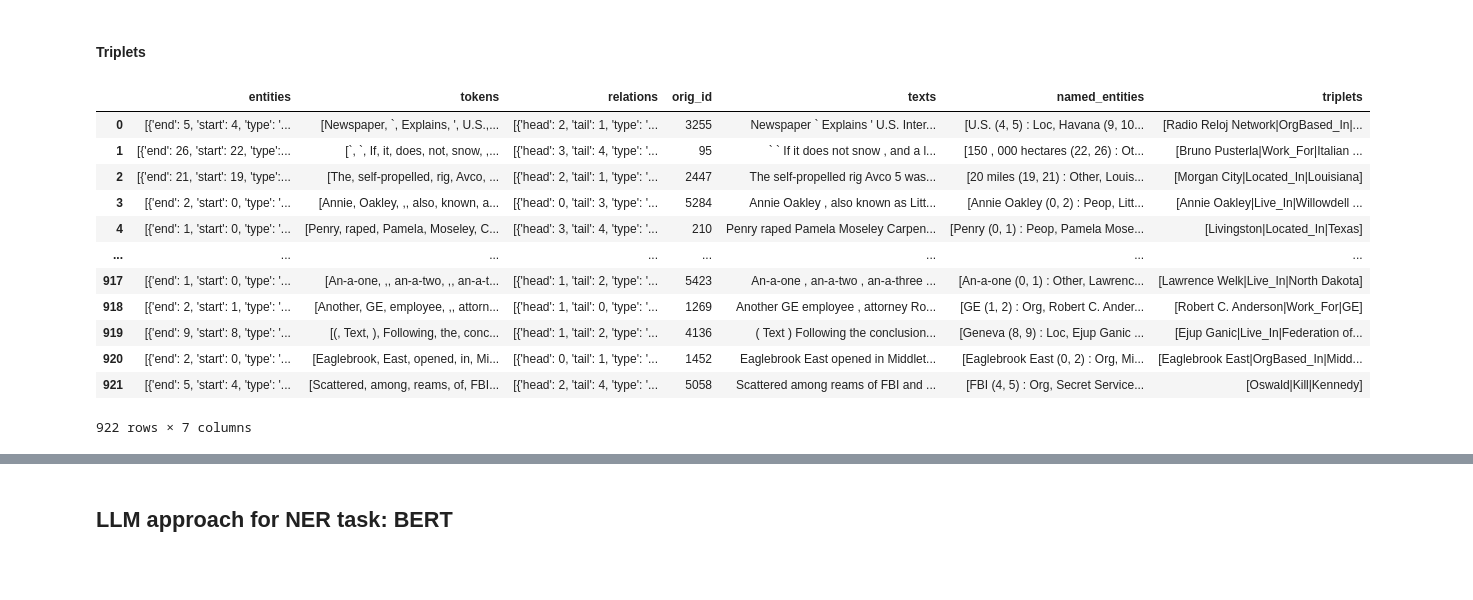
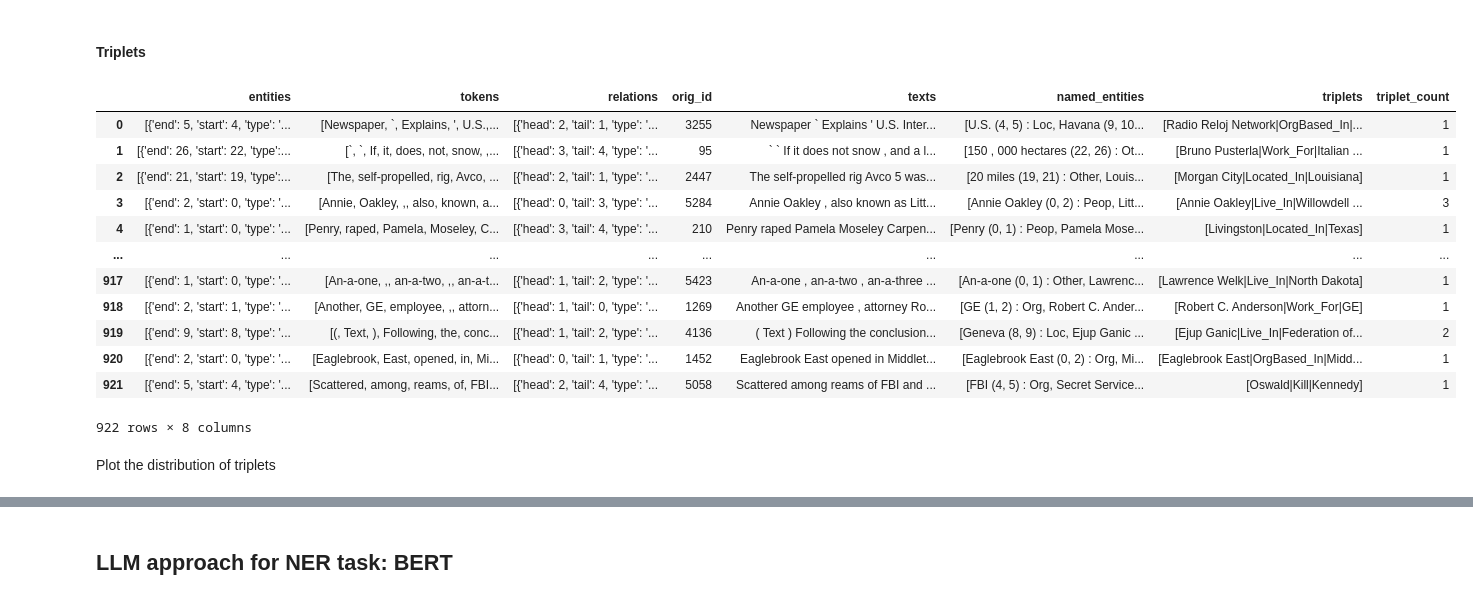
Before and after one commit to Ulyana-Nagornaya/NER_for_KG, a Jupyter notebook: notebooks/CRF_LLM.ipynb, the cells around one changed output, grey strips where cells are left out. Drawn from its saved outputs; the diff is of its cells as text; code cells hidden in the pictures; blank space fills up the shorter version.

```diff
--- a/notebooks/CRF_LLM.ipynb
+++ b/notebooks/CRF_LLM.ipynb
@@ -285,18 +258,21 @@ def create_triplets(relations, named_entities):
     return triplets
 # %%
 df_train['triplets'] = df_train.apply(lambda row: create_triplets(row['relations'], row['named_entities']), axis=1)
+df_train['triplet_count'] = df_train['triplets'].apply(len)
 df_train
 # %% [output]
-|  | entities | tokens | relations | orig_id | texts | named_entities | triplets |
-| 0 | [{'end': 5, 'start': 4, 'type': '... | [Newspaper, `, Explains, ', U.S.,... | [{'head': 2, 'tail': 1, 'type': '... | 3255 | Newspaper ` Explains ' U.S. Inter... | [U.S. (4, 5) : Loc, Havana (9, 10... | [Radio Reloj Network|OrgBased_In|... |
-| 1 | [{'end': 26, 'start': 22, 'type':... | [`, `, If, it, does, not, snow, ,... | [{'head': 3, 'tail': 4, 'type': '... | 95 | ` ` If it does not snow , and a l... | [150 , 000 hectares (22, 26) : Ot... | [Bruno Pusterla|Work_For|Italian ... |
-| 2 | [{'end': 21, 'start': 19, 'type':... | [The, self-propelled, rig, Avco, ... | [{'head': 2, 'tail': 1, 'type': '... | 2447 | The self-propelled rig Avco 5 was... | [20 miles (19, 21) : Other, Louis... | [Morgan City|Located_In|Louisiana] |
-| 3 | [{'end': 2, 'start': 0, 'type': '... | [Annie, Oakley, ,, also, known, a... | [{'head': 0, 'tail': 3, 'type': '... | 5284 | Annie Oakley , also known as Litt... | [Annie Oakley (0, 2) : Peop, Litt... | [Annie Oakley|Live_In|Willowdell ... |
-| 4 | [{'end': 1, 'start': 0, 'type': '... | [Penry, raped, Pamela, Moseley, C... | [{'head': 3, 'tail': 4, 'type': '... | 210 | Penry raped Pamela Moseley Carpen... | [Penry (0, 1) : Peop, Pamela Mose... | [Livingston|Located_In|Texas] |
-| ... | ... | ... | ... | ... | ... | ... | ... |
-| 917 | [{'end': 1, 'start': 0, 'type': '... | [An-a-one, ,, an-a-two, ,, an-a-t... | [{'head': 1, 'tail': 2, 'type': '... | 5423 | An-a-one , an-a-two , an-a-three ... | [An-a-one (0, 1) : Other, Lawrenc... | [Lawrence Welk|Live_In|North Dakota] |
-| 918 | [{'end': 2, 'start': 1, 'type': '... | [Another, GE, employee, ,, attorn... | [{'head': 1, 'tail': 0, 'type': '... | 1269 | Another GE employee , attorney Ro... | [GE (1, 2) : Org, Robert C. Ander... | [Robert C. Anderson|Work_For|GE] |
-| 919 | [{'end': 9, 'start': 8, 'type': '... | [(, Text, ), Following, the, conc... | [{'head': 1, 'tail': 2, 'type': '... | 4136 | ( Text ) Following the conclusion... | [Geneva (8, 9) : Loc, Ejup Ganic ... | [Ejup Ganic|Live_In|Federation of... |
-| 920 | [{'end': 2, 'start': 0, 'type': '... | [Eaglebrook, East, opened, in, Mi... | [{'head': 0, 'tail': 1, 'type': '... | 1452 | Eaglebrook East opened in Middlet... | [Eaglebrook East (0, 2) : Org, Mi... | [Eaglebrook East|OrgBased_In|Midd... |
-| 921 | [{'end': 5, 'start': 4, 'type': '... | [Scattered, among, reams, of, FBI... | [{'head': 2, 'tail': 4, 'type': '... | 5058 | Scattered among reams of FBI and ... | [FBI (4, 5) : Org, Secret Service... | [Oswald|Kill|Kennedy] |
+|  | entities | tokens | relations | orig_id | texts | named_entities | triplets | triplet_count |
+| 0 | [{'end': 5, 'start': 4, 'type': '... | [Newspaper, `, Explains, ', U.S.,... | [{'head': 2, 'tail': 1, 'type': '... | 3255 | Newspaper ` Explains ' U.S. Inter... | [U.S. (4, 5) : Loc, Havana (9, 10... | [Radio Reloj Network|OrgBased_In|... | 1 |
+| 1 | [{'end': 26, 'start': 22, 'type':... | [`, `, If, it, does, not, snow, ,... | [{'head': 3, 'tail': 4, 'type': '... | 95 | ` ` If it does not snow , and a l... | [150 , 000 hectares (22, 26) : Ot... | [Bruno Pusterla|Work_For|Italian ... | 1 |
+| 2 | [{'end': 21, 'start': 19, 'type':... | [The, self-propelled, rig, Avco, ... | [{'head': 2, 'tail': 1, 'type': '... | 2447 | The self-propelled rig Avco 5 was... | [20 miles (19, 21) : Other, Louis... | [Morgan City|Located_In|Louisiana] | 1 |
+| 3 | [{'end': 2, 'start': 0, 'type': '... | [Annie, Oakley, ,, also, known, a... | [{'head': 0, 'tail': 3, 'type': '... | 5284 | Annie Oakley , also known as Litt... | [Annie Oakley (0, 2) : Peop, Litt... | [Annie Oakley|Live_In|Willowdell ... | 3 |
+| 4 | [{'end': 1, 'start': 0, 'type': '... | [Penry, raped, Pamela, Moseley, C... | [{'head': 3, 'tail': 4, 'type': '... | 210 | Penry raped Pamela Moseley Carpen... | [Penry (0, 1) : Peop, Pamela Mose... | [Livingston|Located_In|Texas] | 1 |
+| ... | ... | ... | ... | ... | ... | ... | ... | ... |
+| 917 | [{'end': 1, 'start': 0, 'type': '... | [An-a-one, ,, an-a-two, ,, an-a-t... | [{'head': 1, 'tail': 2, 'type': '... | 5423 | An-a-one , an-a-two , an-a-three ... | [An-a-one (0, 1) : Other, Lawrenc... | [Lawrence Welk|Live_In|North Dakota] | 1 |
+| 918 | [{'end': 2, 'start': 1, 'type': '... | [Another, GE, employee, ,, attorn... | [{'head': 1, 'tail': 0, 'type': '... | 1269 | Another GE employee , attorney Ro... | [GE (1, 2) : Org, Robert C. Ander... | [Robert C. Anderson|Work_For|GE] | 1 |
+| 919 | [{'end': 9, 'start': 8, 'type': '... | [(, Text, ), Following, the, conc... | [{'head': 1, 'tail': 2, 'type': '... | 4136 | ( Text ) Following the conclusion... | [Geneva (8, 9) : Loc, Ejup Ganic ... | [Ejup Ganic|Live_In|Federation of... | 2 |
+| 920 | [{'end': 2, 'start': 0, 'type': '... | [Eaglebrook, East, opened, in, Mi... | [{'head': 0, 'tail': 1, 'type': '... | 1452 | Eaglebrook East opened in Middlet... | [Eaglebrook East (0, 2) : Org, Mi... | [Eaglebrook East|OrgBased_In|Midd... | 1 |
+| 921 | [{'end': 5, 'start': 4, 'type': '... | [Scattered, among, reams, of, FBI... | [{'head': 2, 'tail': 4, 'type': '... | 5058 | Scattered among reams of FBI and ... | [FBI (4, 5) : Org, Secret Service... | [Oswald|Kill|Kennedy] | 1 |
-922 rows × 7 columns
+922 rows × 8 columns
+# %% [markdown]
+Plot the distribution of triplets
```
Also changed, not shown: parts of 44 cells of this notebook.
